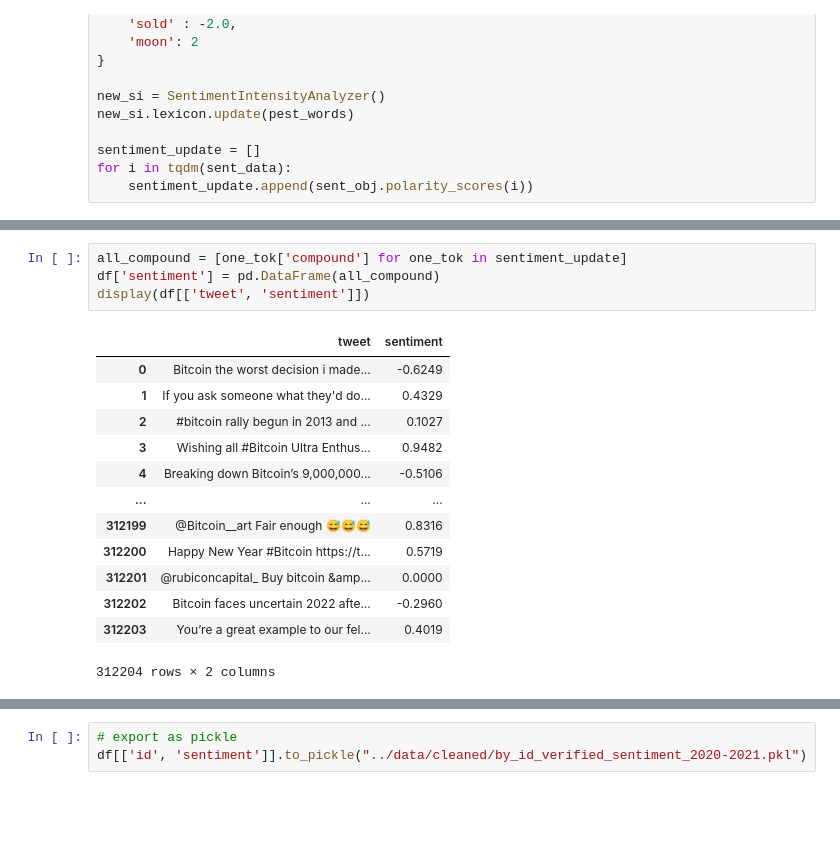
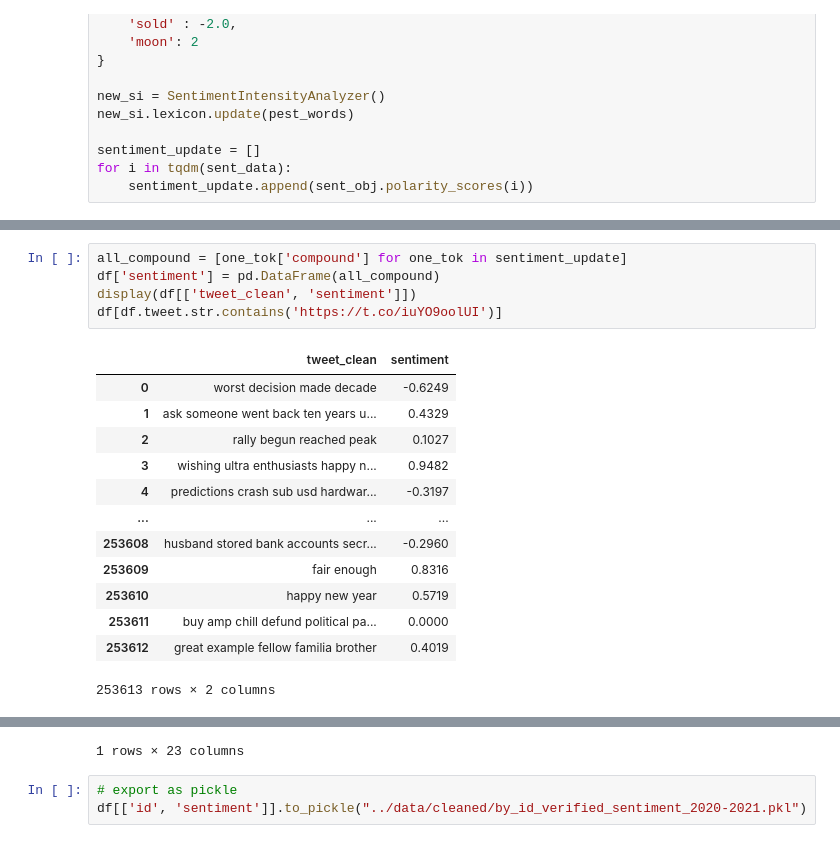
Before and after one commit to kevctae/Bittooth, a Jupyter notebook: notebooks/2.2.1-cs-extract-sentiment.ipynb, the cells around one changed output, grey strips where cells are left out. Cells and saved outputs as stored; diff of their text form; blank space fills up the shorter version.

```diff
--- a/notebooks/2.2.1-cs-extract-sentiment.ipynb
+++ b/notebooks/2.2.1-cs-extract-sentiment.ipynb
@@ -68,18 +68,19 @@ display(len(sentiment_update))
 # %%
 all_compound = [one_tok['compound'] for one_tok in sentiment_update]
 df['sentiment'] = pd.DataFrame(all_compound)
-display(df[['tweet', 'sentiment']])
+display(df[['tweet_clean', 'sentiment']])
+df[df.tweet.str.contains('https://t.co/iuYO9oolUI')]
 # %% [output]
-|  | tweet | sentiment |
-| 0 | Bitcoin the worst decision i made... | -0.6249 |
-| 1 | If you ask someone what they'd do... | 0.4329 |
-| 2 | #bitcoin rally begun in 2013 and ... | 0.1027 |
-| 3 | Wishing all #Bitcoin Ultra Enthus... | 0.9482 |
-| 4 | Breaking down Bitcoin’s 9,000,000... | -0.5106 |
+|  | tweet_clean | sentiment |
+| 0 | worst decision made decade | -0.6249 |
+| 1 | ask someone went back ten years u... | 0.4329 |
+| 2 | rally begun reached peak | 0.1027 |
+| 3 | wishing ultra enthusiasts happy n... | 0.9482 |
+| 4 | predictions crash sub usd hardwar... | -0.3197 |
 | ... | ... | ... |
-| 312199 | @Bitcoin__art Fair enough 😅😅😅 | 0.8316 |
-| 312200 | Happy New Year #Bitcoin https://t... | 0.5719 |
-| 312201 | @rubiconcapital_ Buy bitcoin &amp... | 0.0000 |
-| 312202 | Bitcoin faces uncertain 2022 afte... | -0.2960 |
-| 312203 | You’re a great example to our fel... | 0.4019 |
+| 253608 | husband stored bank accounts secr... | -0.2960 |
+| 253609 | fair enough | 0.8316 |
+| 253610 | happy new year | 0.5719 |
+| 253611 | buy amp chill defund political pa... | 0.0000 |
+| 253612 | great example fellow familia brother | 0.4019 |
-312204 rows × 2 columns
+253613 rows × 2 columns
@@ -86,3 +89,4 @@ display(df[['tweet', 'sentiment']])
+1 rows × 23 columns
 # %%
 # export as pickle
 df[['id', 'sentiment']].to_pickle("../data/cleaned/by_id_verified_sentiment_2020-2021.pkl")
```
Also changed, not shown: parts of 4 cells of this notebook, 2 other files.
